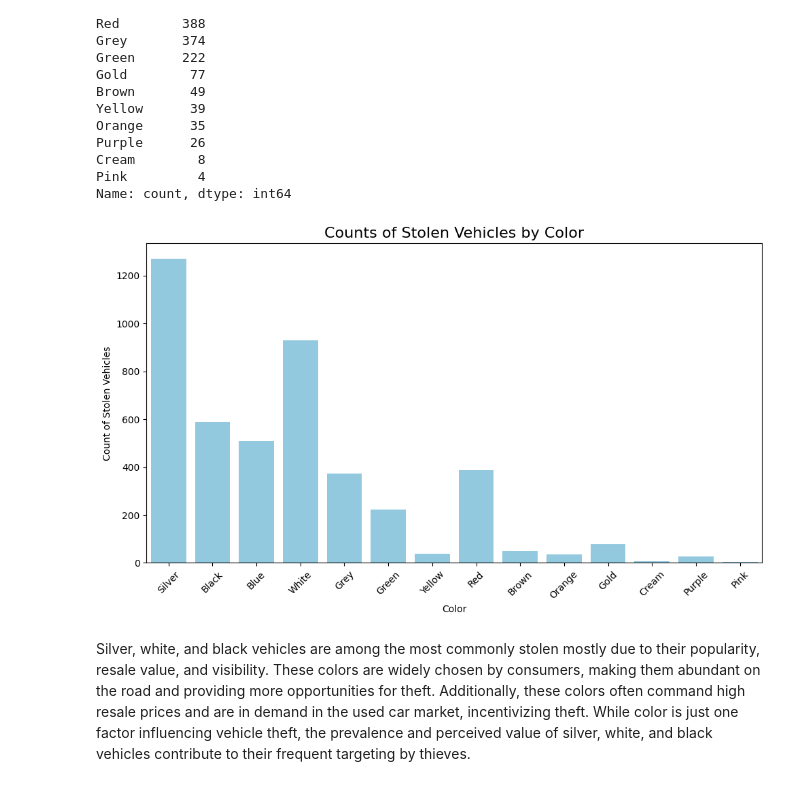
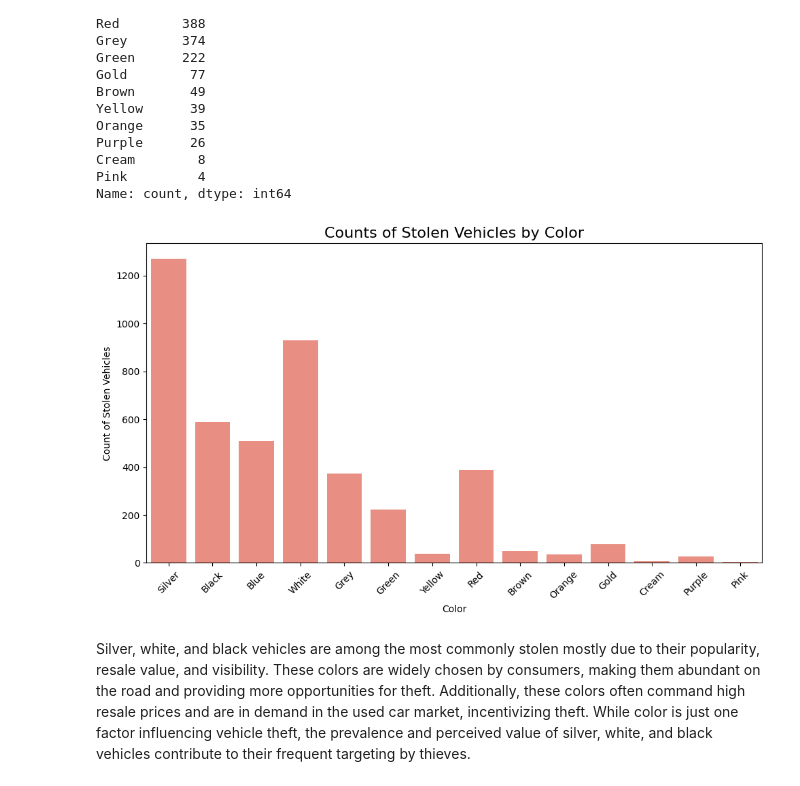
Before and after one commit to rylan386/Data-Analytics-Portfolio, a Jupyter notebook: Stolen Vehicles Analysis/stolen_vehicles_data.ipynb, the cells around one changed output. Drawn from its saved outputs; the diff is of its cells as text; code cells hidden in the pictures.

```diff
--- a/Stolen Vehicles Analysis/stolen_vehicles_data.ipynb
+++ b/Stolen Vehicles Analysis/stolen_vehicles_data.ipynb
@@ -380,15 +379,15 @@ Name: count, dtype: int64
 # %%
 # Plotting a bar plot of stolen vehicles by color
 plt.figure(figsize=(10, 6))
-sns.countplot(x="color", data=vehicles_df_filtered, color="skyblue")
+sns.countplot(x="color", data=vehicles_df_filtered, color="salmon")
 plt.title("Counts of Stolen Vehicles by Color", fontsize=16)
 plt.xlabel("Color")
 plt.ylabel("Count of Stolen Vehicles")
 plt.xticks(rotation=45)
 plt.tight_layout()
 plt.show()
 # %% [output]
-[figure, old version]
+[figure, new version]
 # %% [markdown]
 Silver, white, and black vehicles are among the most commonly stolen mostly due to their popularity, resale value, and visibility. These colors are widely chosen by consumers, making them abundant on the road and providing more opportunities for theft. Additionally, these colors often command high resale prices and are in demand in the used car market, incentivizing theft. While color is just one factor influencing vehicle theft, the prevalence and perceived value of silver, white, and black vehicles contribute to their frequent targeting by thieves.
 # %% [markdown]
```
Also changed, not shown: parts of 6 cells of this notebook.
